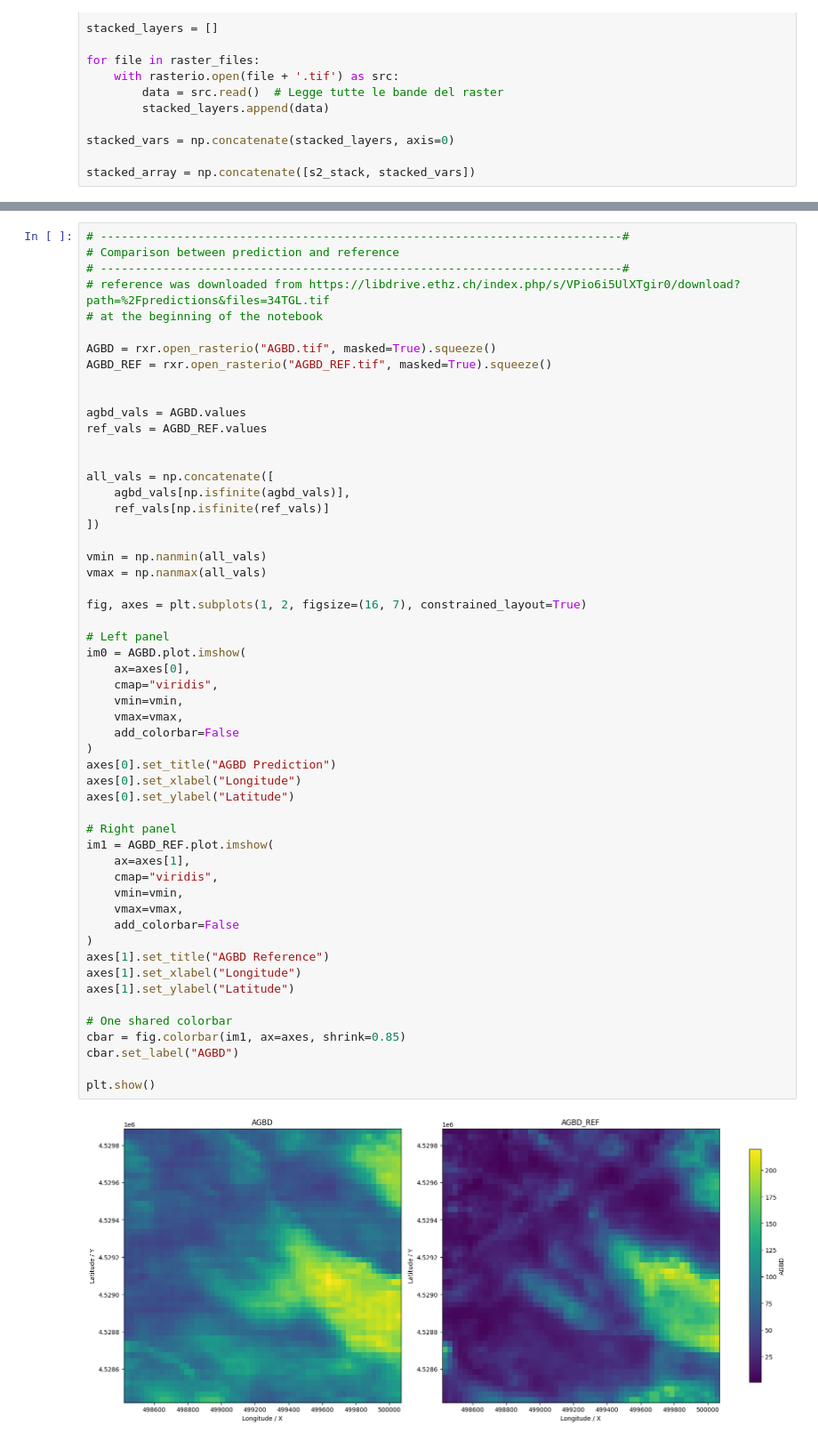
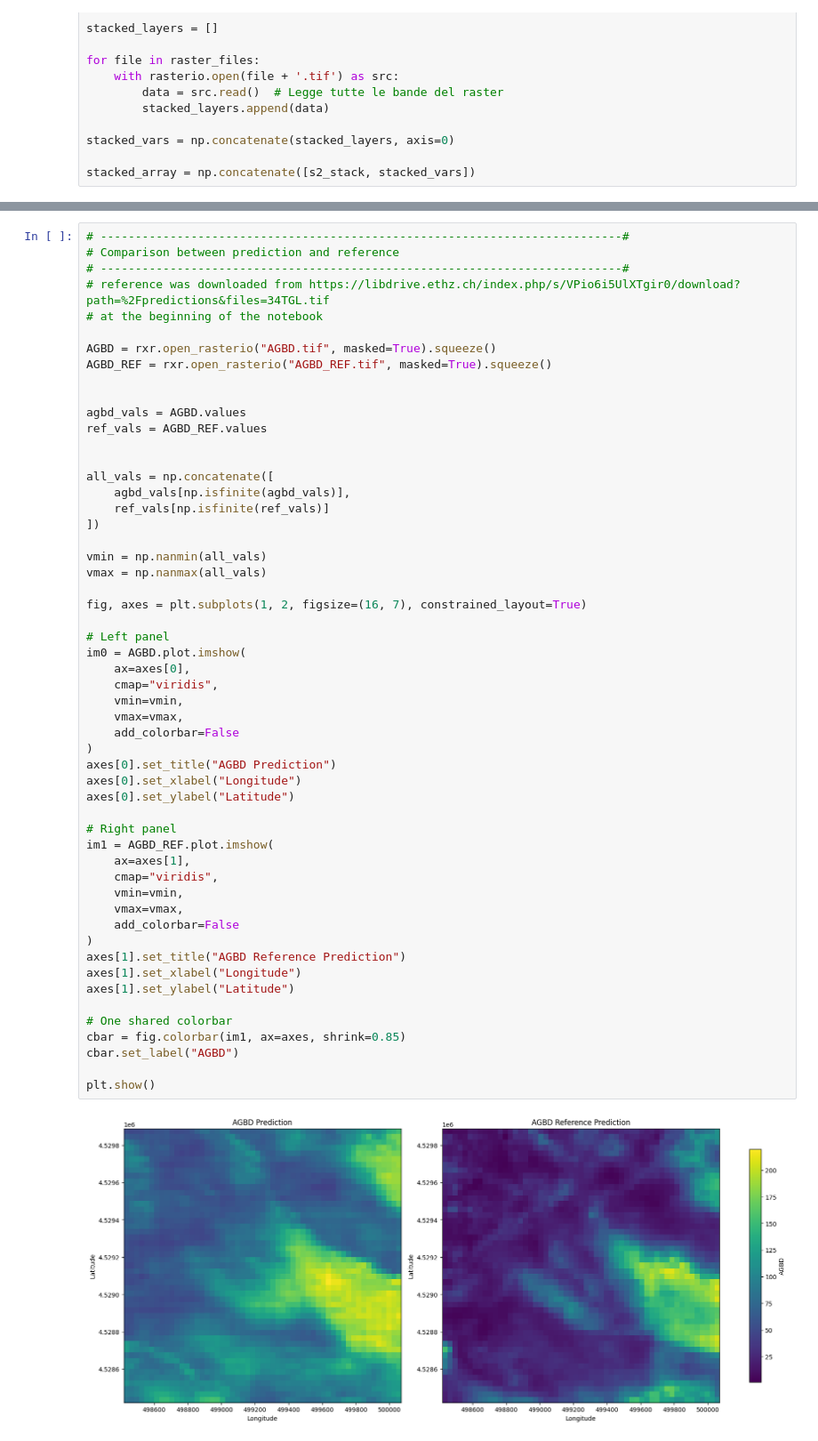
Before and after one commit to Frankie91/AGBD_Inference, a Jupyter notebook: AGBD_Inference.ipynb, the cells around one changed output, grey strips where cells are left out. Shown at 89% size. Cells and saved outputs as stored; diff of their text form.

```diff
--- a/AGBD_Inference.ipynb
+++ b/AGBD_Inference.ipynb
@@ -541,32 +540,32 @@ fig, axes = plt.subplots(1, 2, figsize=(16, 7), constrained_layout=True)
 
 # Left panel
 im0 = AGBD.plot.imshow(
     ax=axes[0],
     cmap="viridis",
     vmin=vmin,
     vmax=vmax,
     add_colorbar=False
 )
 axes[0].set_title("AGBD Prediction")
 axes[0].set_xlabel("Longitude")
 axes[0].set_ylabel("Latitude")
 
 # Right panel
 im1 = AGBD_REF.plot.imshow(
     ax=axes[1],
     cmap="viridis",
     vmin=vmin,
     vmax=vmax,
     add_colorbar=False
 )
-axes[1].set_title("AGBD Reference")
+axes[1].set_title("AGBD Reference Prediction")
 axes[1].set_xlabel("Longitude")
 axes[1].set_ylabel("Latitude")
 
 # One shared colorbar
 cbar = fig.colorbar(im1, ax=axes, shrink=0.85)
 cbar.set_label("AGBD")
 
 plt.show()
 # %% [output]
-[figure, old version]
+[figure, new version]
```
Also changed, not shown: parts of 3 cells of this notebook, 2 other files.
